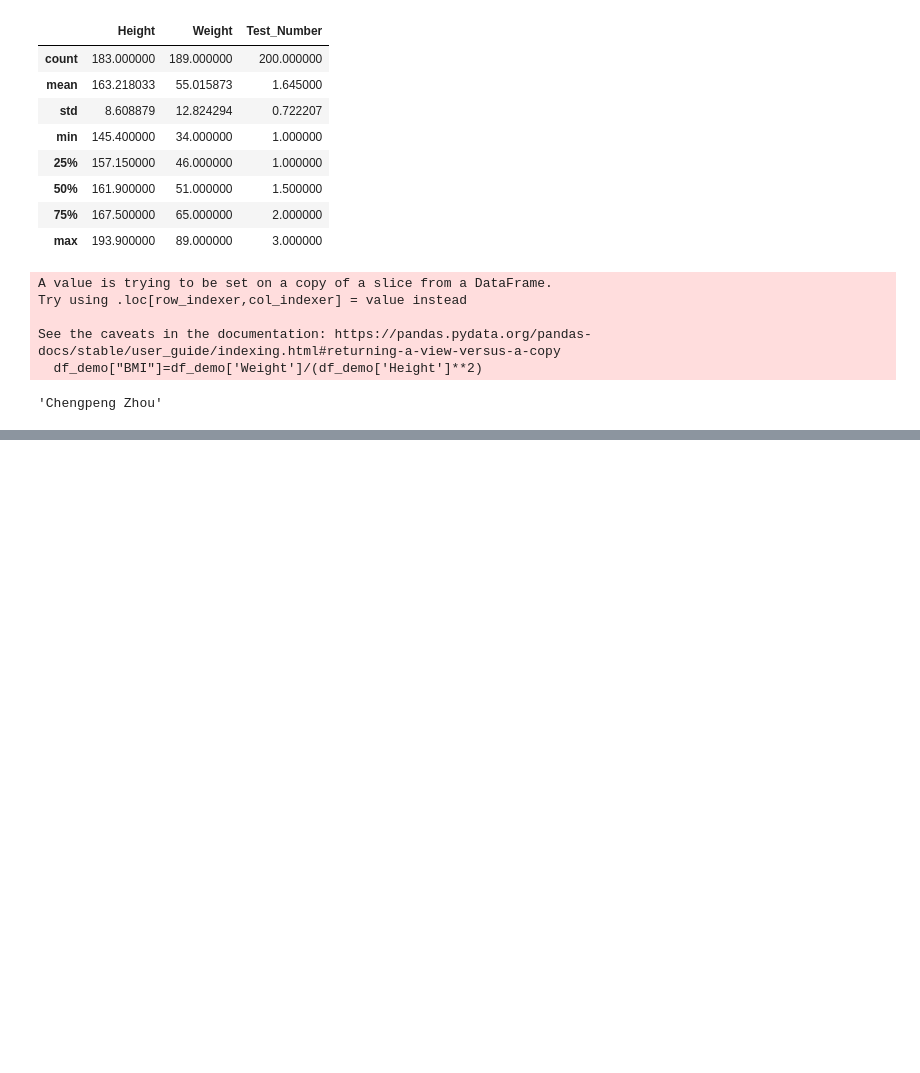
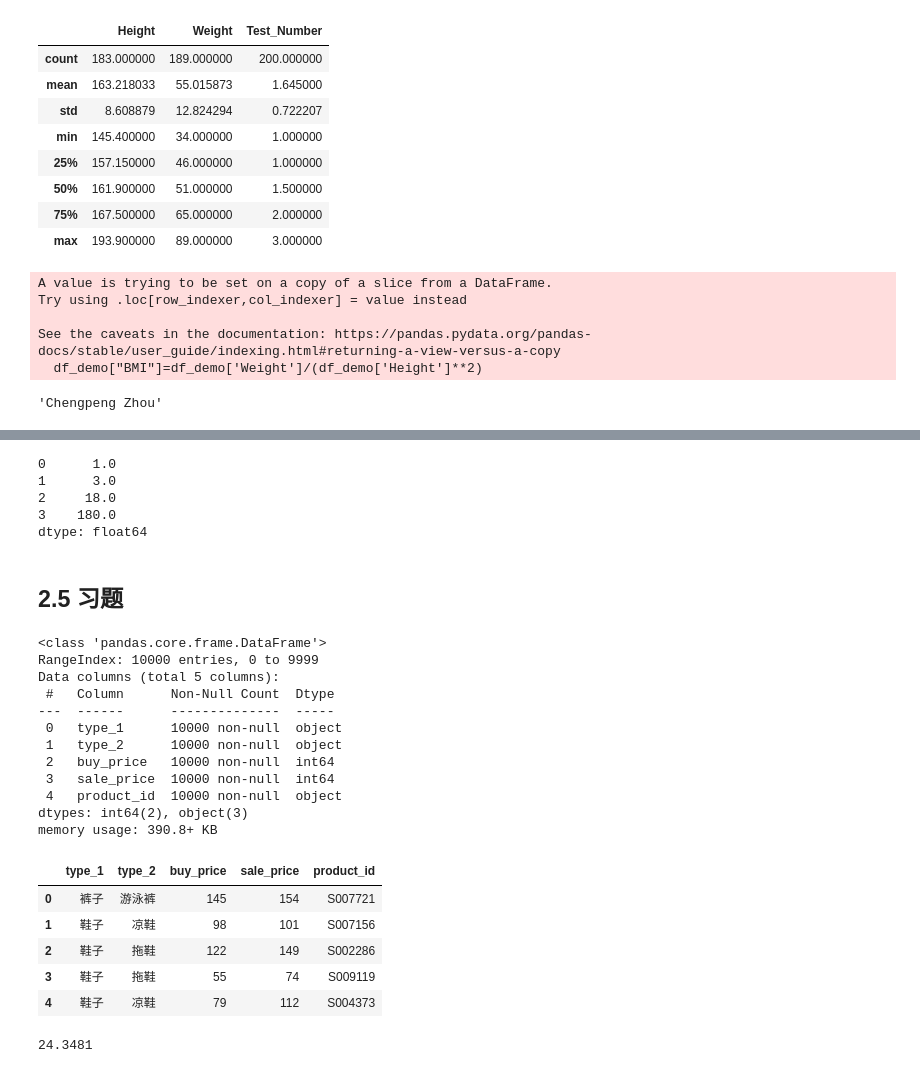
Before and after one commit to shawVV1992/StudyNote, a Jupyter notebook: DA_study/pandas/pandas数据处理与分析.ipynb, the cells around one changed output, grey strips where cells are left out. Drawn from its saved outputs; the diff is of its cells as text; code cells hidden in the pictures; blank space fills up the shorter version.

Commit message:
pandas until 2.5

```diff
--- a/DA_study/pandas/pandas数据处理与分析.ipynb
+++ b/DA_study/pandas/pandas数据处理与分析.ipynb
@@ -343,0 +465,42 @@ df['School'].nunique()
+# %%
+s.cumsum()
+s.cumprod()
+expander.apply(lambda x:x.sum())
+expander.apply(lambda x:x.prod())
+# %% [output]
+0      1.0
+1      3.0
+2     18.0
+3    180.0
+dtype: float64
+# %% [markdown]
+## 2.5 习题
+# %%
+# 整理某服装店的商品情况
+df=pd.read_csv("./src/ch2/clothing_store.csv")
+df.info()
+df.head()
+# %% [output]
+<class 'pandas.core.frame.DataFrame'>
+RangeIndex: 10000 entries, 0 to 9999
+Data columns (total 5 columns):
+ #   Column      Non-Null Count  Dtype
+---  ------      --------------  -----
+ 0   type_1      10000 non-null  object
+ 1   type_2      10000 non-null  object
+ 2   buy_price   10000 non-null  int64
+ 3   sale_price  10000 non-null  int64
+ 4   product_id  10000 non-null  object
+dtypes: int64(2), object(3)
+memory usage: 390.8+ KB
+|  | type_1 | type_2 | buy_price | sale_price | product_id |
+| 0 | 裤子 | 游泳裤 | 145 | 154 | S007721 |
+| 1 | 鞋子 | 凉鞋 | 98 | 101 | S007156 |
+| 2 | 鞋子 | 拖鞋 | 122 | 149 | S002286 |
+| 3 | 鞋子 | 拖鞋 | 55 | 74 | S009119 |
+| 4 | 鞋子 | 凉鞋 | 79 | 112 | S004373 |
+# %%
+df['profit']=df['sale_price']-df['buy_price']
+df['profit'].mean()
+# %% [output]
+24.3481
```
Also changed, not shown: parts of 21 cells of this notebook, 2 other files.
